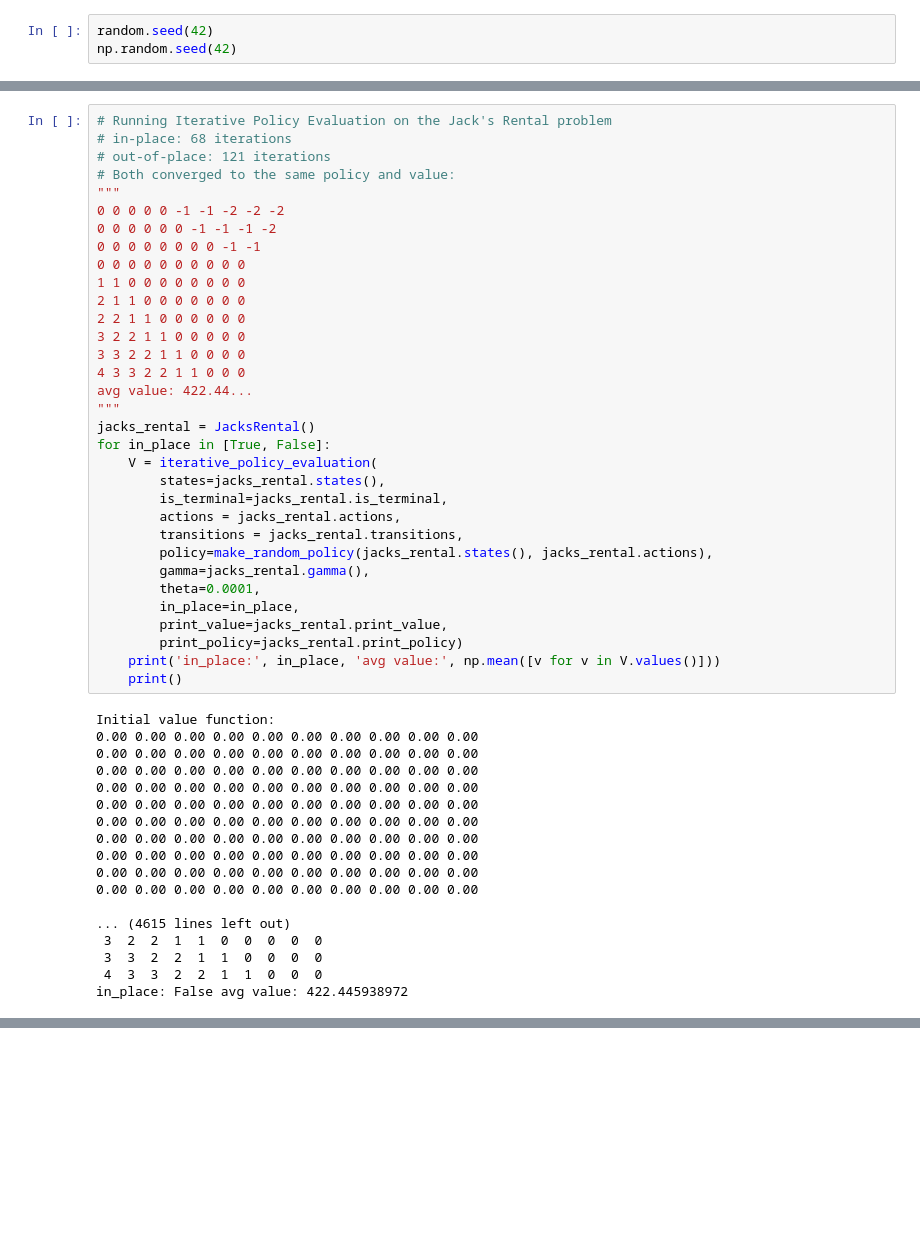
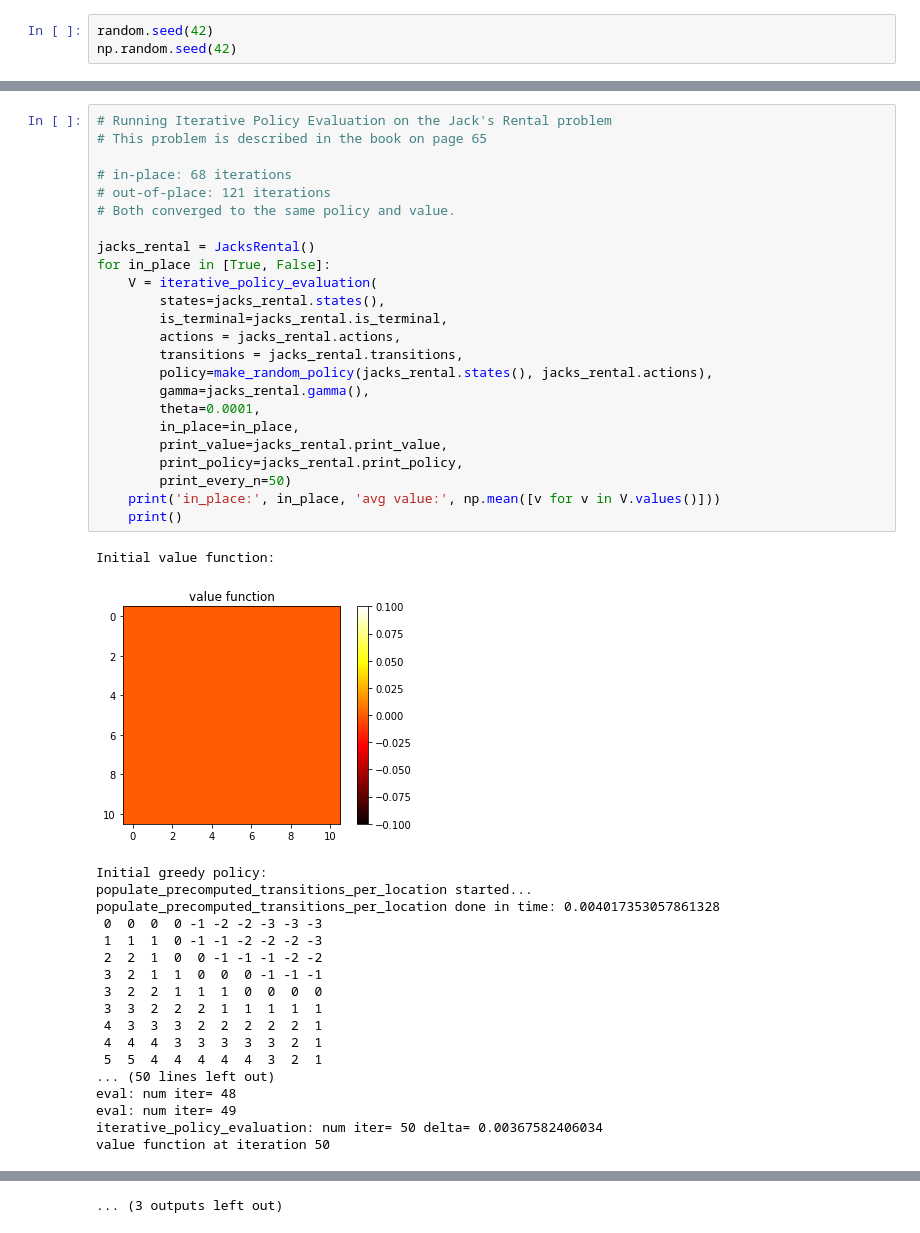
Before and after one commit to alphatamago/baserl, a Jupyter notebook: Sutton_RL_book_ch4_ch5.ipynb, the cells around one changed output, grey strips where cells are left out. Drawn from its saved outputs; the diff is of its cells as text; blank space fills up the shorter version.

```diff
--- a/Sutton_RL_book_ch4_ch5.ipynb
+++ b/Sutton_RL_book_ch4_ch5.ipynb
@@ -56,51 +129,44 @@ in_place: False avg value: -15.9987530275
 # %%
 # Running Iterative Policy Evaluation on the Jack's Rental problem
+# This problem is described in the book on page 65
+
 # in-place: 68 iterations
 # out-of-place: 121 iterations
-# Both converged to the same policy and value:
-"""
-0 0 0 0 0 -1 -1 -2 -2 -2
-0 0 0 0 0 0 -1 -1 -1 -2
-0 0 0 0 0 0 0 0 -1 -1
-0 0 0 0 0 0 0 0 0 0
-1 1 0 0 0 0 0 0 0 0
-2 1 1 0 0 0 0 0 0 0
-2 2 1 1 0 0 0 0 0 0
-3 2 2 1 1 0 0 0 0 0
-3 3 2 2 1 1 0 0 0 0
-4 3 3 2 2 1 1 0 0 0
-avg value: 422.44...
-"""
+# Both converged to the same policy and value.
+
 jacks_rental = JacksRental()
 for in_place in [True, False]:
     V = iterative_policy_evaluation(
         states=jacks_rental.states(),
         is_terminal=jacks_rental.is_terminal,
         actions = jacks_rental.actions,
         transitions = jacks_rental.transitions,
         policy=make_random_policy(jacks_rental.states(), jacks_rental.actions),
         gamma=jacks_rental.gamma(),
         theta=0.0001,
         in_place=in_place,
         print_value=jacks_rental.print_value,
-        print_policy=jacks_rental.print_policy)
+        print_policy=jacks_rental.print_policy,
+        print_every_n=50)
     print('in_place:', in_place, 'avg value:', np.mean([v for v in V.values()]))
     print()
 # %% [output]
 Initial value function:
-0.00 0.00 0.00 0.00 0.00 0.00 0.00 0.00 0.00 0.00
-0.00 0.00 0.00 0.00 0.00 0.00 0.00 0.00 0.00 0.00
-0.00 0.00 0.00 0.00 0.00 0.00 0.00 0.00 0.00 0.00
-0.00 0.00 0.00 0.00 0.00 0.00 0.00 0.00 0.00 0.00
-0.00 0.00 0.00 0.00 0.00 0.00 0.00 0.00 0.00 0.00
-0.00 0.00 0.00 0.00 0.00 0.00 0.00 0.00 0.00 0.00
-0.00 0.00 0.00 0.00 0.00 0.00 0.00 0.00 0.00 0.00
-0.00 0.00 0.00 0.00 0.00 0.00 0.00 0.00 0.00 0.00
-0.00 0.00 0.00 0.00 0.00 0.00 0.00 0.00 0.00 0.00
-0.00 0.00 0.00 0.00 0.00 0.00 0.00 0.00 0.00 0.00
-
-... (4615 lines left out)
- 3  2  2  1  1  0  0  0  0  0
- 3  3  2  2  1  1  0  0  0  0
- 4  3  3  2  2  1  1  0  0  0
-in_place: False avg value: 422.445938972
+[figure, added]
+Initial greedy policy:
+populate_precomputed_transitions_per_location started...
+populate_precomputed_transitions_per_location done in time: 0.004017353057861328
+ 0  0  0  0 -1 -2 -2 -3 -3 -3
+ 1  1  1  0 -1 -1 -2 -2 -2 -3
+ 2  2  1  0  0 -1 -1 -1 -2 -2
+ 3  2  1  1  0  0  0 -1 -1 -1
+ 3  2  2  1  1  1  0  0  0  0
+ 3  3  2  2  2  1  1  1  1  1
+ 4  3  3  3  2  2  2  2  2  1
+ 4  4  4  3  3  3  3  3  2  1
+ 5  5  4  4  4  4  4  3  2  1
+... (50 lines left out)
+eval: num iter= 48
+eval: num iter= 49
+iterative_policy_evaluation: num iter= 50 delta= 0.00367582406034
+value function at iteration 50
@@ -107 +243,2 @@ in_place: False avg value: 422.445938972
+... (3 outputs left out)
 # %%
```
Also changed, not shown: parts of 5 cells of this notebook, 5 other files.
